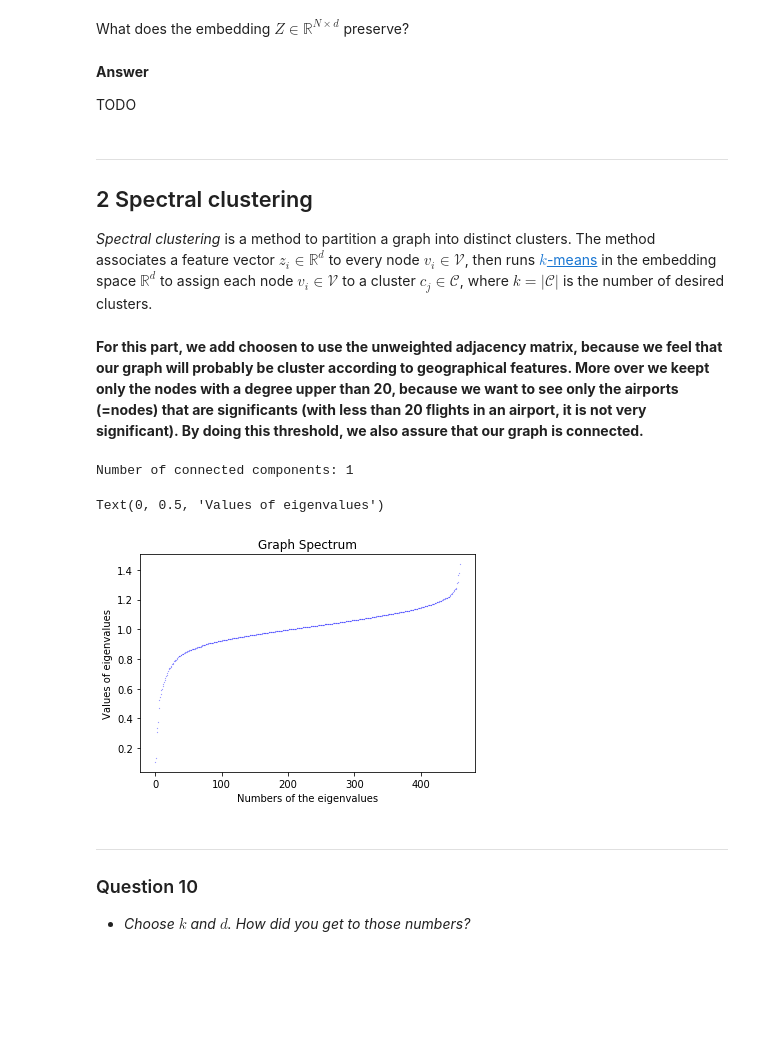
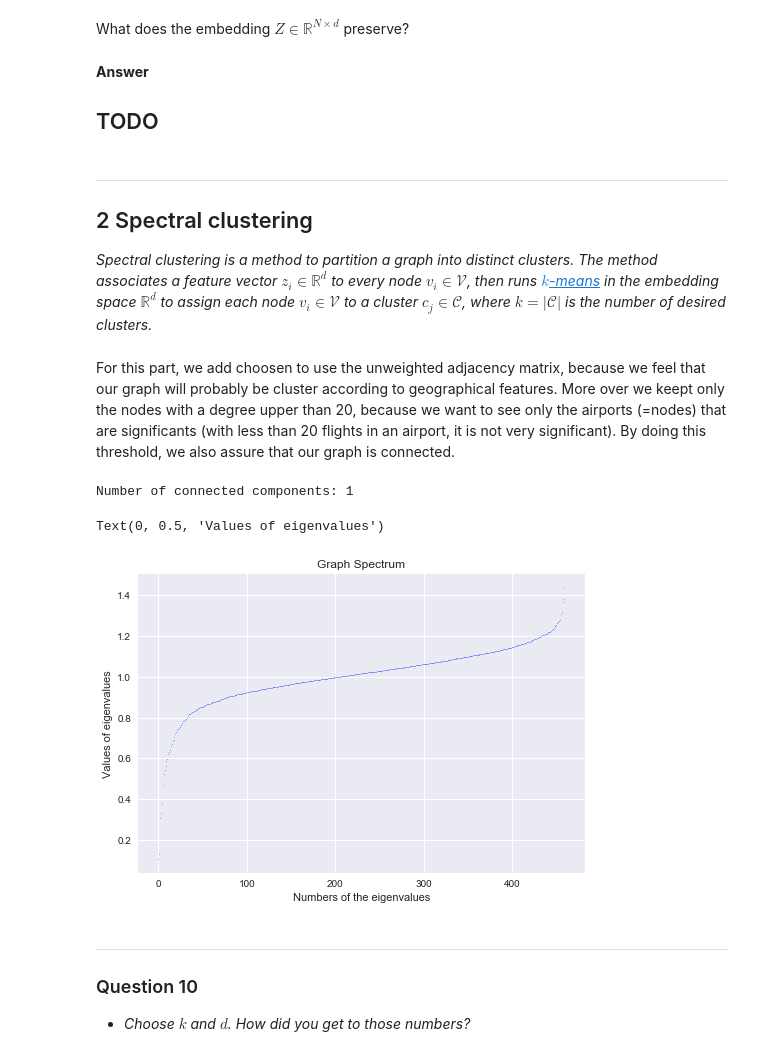
Before and after one commit to csordas1020/NTDS_group_6, a Jupyter notebook: milestones/3_spectral_graph_theory.ipynb, the cells around one changed output. Drawn from its saved outputs; the diff is of its cells as text; code cells hidden in the pictures; blank space fills up the shorter version.

```diff
--- a/milestones/3_spectral_graph_theory.ipynb
+++ b/milestones/3_spectral_graph_theory.ipynb
@@ -37,6 +37,8 @@ import numpy as np
 from scipy import sparse
 from scipy import linalg
 import scipy.sparse.linalg
+import matplotlib as mpl
+mpl.style.use('seaborn')
 import matplotlib.pyplot as plt
 from sklearn.cluster import KMeans
 # for ground truth checking
@@ -291,15 +290,15 @@ What does the embedding $Z \in \mathbb{R}^{N \times d}$ preserve?
 # %% [markdown]
 **Answer**
 
-TODO
+## TODO
 # %% [markdown]
 ---
 ## 2 Spectral clustering
 
-*Spectral clustering* is a method to partition a graph into distinct clusters.
-The method associates a feature vector $z_i \in \mathbb{R}^d$ to every node $v_i \in \mathcal{V}$, then runs [$k$-means](https://en.wikipedia.org/wiki/K-means_clustering) in the embedding space $\mathbb{R}^d$ to assign each node $v_i \in \mathcal{V}$ to a cluster $c_j \in \mathcal{C}$, where $k = |\mathcal{C}|$ is the number of desired clusters.
+*Spectral clustering is a method to partition a graph into distinct clusters.
+The method associates a feature vector $z_i \in \mathbb{R}^d$ to every node $v_i \in \mathcal{V}$, then runs [$k$-means](https://en.wikipedia.org/wiki/K-means_clustering) in the embedding space $\mathbb{R}^d$ to assign each node $v_i \in \mathcal{V}$ to a cluster $c_j \in \mathcal{C}$, where $k = |\mathcal{C}|$ is the number of desired clusters.*
 # %% [markdown]
-**For this part, we add choosen to use the unweighted adjacency matrix, because we feel that our graph will probably be cluster according to geographical features. More over we keept only the nodes with a degree upper than 20, because we want to see only the airports (=nodes) that are significants (with less than 20 flights in an airport, it is not very significant). By doing this threshold, we also assure that our graph is connected.**
+For this part, we add choosen to use the unweighted adjacency matrix, because we feel that our graph will probably be cluster according to geographical features. More over we keept only the nodes with a degree upper than 20, because we want to see only the airports (=nodes) that are significants (with less than 20 flights in an airport, it is not very significant). By doing this threshold, we also assure that our graph is connected.
 # %%
 #Computation of the eigenvalues and eigenvectors for our graph
 [eigenvalues_lc, eigenvectors_lc] = sparse.linalg.eigsh(laplacian_normalized_lc_csr, k = n_nodes_lc-1, which = 'LM')
@@ -316,13 +315,13 @@ print("Number of connected components:",n_conn_comp)
 Number of connected components: 1
 # %%
 # Graph Spectrum
-plt.plot(eigenvalues_lc, "b." , markersize = 0.3)
+plt.plot(eigenvalues_lc, "b." , markersize = 1)
 plt.title("Graph Spectrum")
 plt.xlabel("Numbers of the eigenvalues")
 plt.ylabel("Values of eigenvalues")
 # %% [output]
 Text(0, 0.5, 'Values of eigenvalues')
-[figure, old version]
+[figure, new version]
 # %% [markdown]
 ---
 ### Question 10
```
Also changed, not shown: parts of 21 cells of this notebook.
